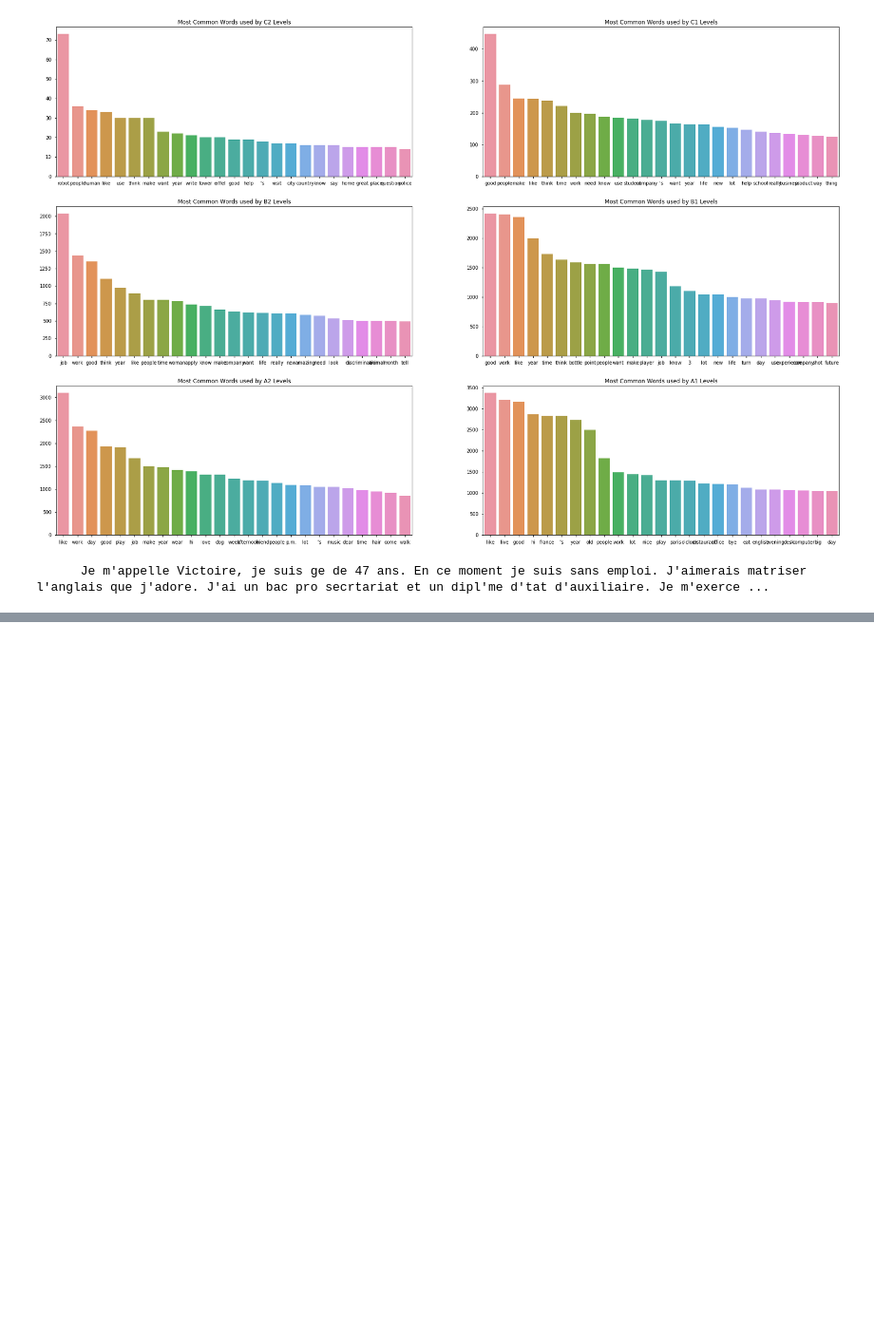
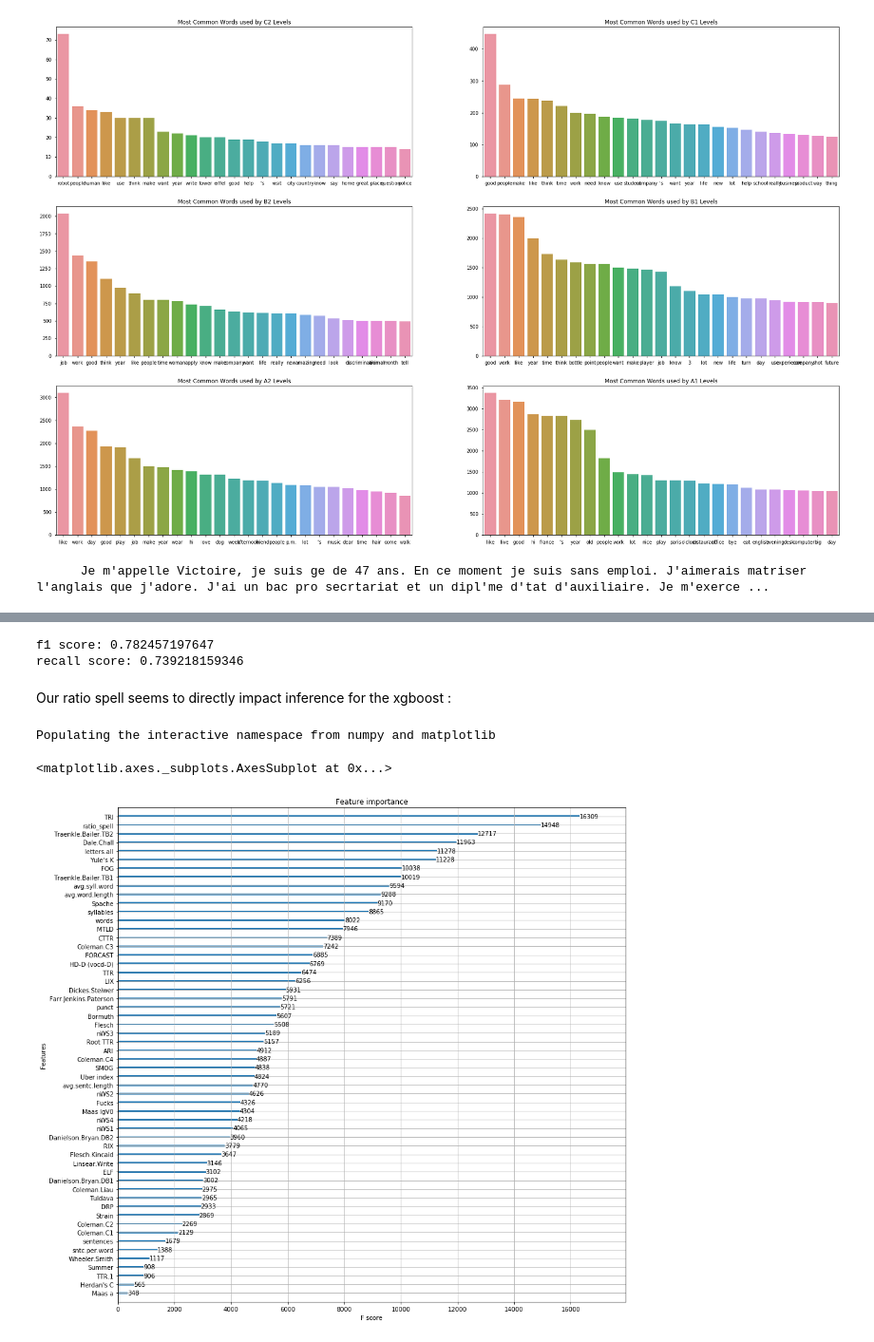
Before and after one commit to sammous/cap2018, a Jupyter notebook: cap2018.ipynb, the cells around one changed output, grey strips where cells are left out. Shown at 95% size. Saved outputs shown, nothing was run; the diff lists cells and outputs as text; code cells hidden in the pictures; blank space fills up the shorter version.

```diff
--- a/cap2018.ipynb
+++ b/cap2018.ipynb
@@ -151,0 +190,31 @@ print(data.loc[27291,:]['fulltext'])
+# %%
+seed = 7
+test_size = 0.33
+X_train, X_test, y_train, y_test = cross_validation.train_test_split(data[train_cols], label_encoded_y, test_size=test_size, random_state=seed)
+# fit model no training data
+
+parameters = {'objective':'multi:softprob',
+              'num_class': 6,
+              'n_thread': 4,
+              'n_jobs': 7,
+              'learning_rate': 0.01, #so called `eta` value
+              'max_depth': 8,
+              'min_child_weight': 11,
+              'silent': [1],
+              'subsample': 0.7,
+              'colsample_bytree': 0.7,
+              'n_estimators': 1000, #number of trees, change it to 1000 for better results
+              'seed': 1337}
+
+xgtrain = xgboost.DMatrix(data[train_cols], label=label_encoded_y)
+model = xgboost.XGBClassifier(**parameters)
+xgb_param = model.get_xgb_params()
+#do cross validation
+print ('Start cross validation')
+cvresult = xgboost.cv(xgb_param, xgtrain, num_boost_round=5000, nfold=15, metrics=['merror'],
+     early_stopping_rounds=50, stratified=True, seed=1337)
+
+print('Best number of trees = {}'.format(cvresult.shape[0]))
+model.set_params(n_estimators=cvresult.shape[0])
+print('Fit on the trainingsdata')
+model.fit(data[train_cols], label_encoded_y, eval_metric='merror')
@@ -151,0 +249,20 @@ print(data.loc[27291,:]['fulltext'])
+# %%
+from sklearn.metrics import f1_score, recall_score
+
+print 'f1 score: {}'.format(f1_score(y_test, y_pred, average=None).mean())
+print 'recall score: {}'.format(recall_score(y_test, y_pred, average=None).mean())
+# %% [output]
+f1 score: 0.782457197647
+recall score: 0.739218159346
+# %% [markdown]
+Our ratio spell seems to directly impact inference for the xgboost :
+# %%
+%pylab inline
+pylab.rcParams['figure.figsize'] = (15, 15)
+from xgboost import plot_importance
+
+plot_importance(model)
+# %% [output]
+Populating the interactive namespace from numpy and matplotlib
+<matplotlib.axes._subplots.AxesSubplot at 0x...>
+[figure, added]
```
Also changed, not shown: parts of 7 cells of this notebook.
